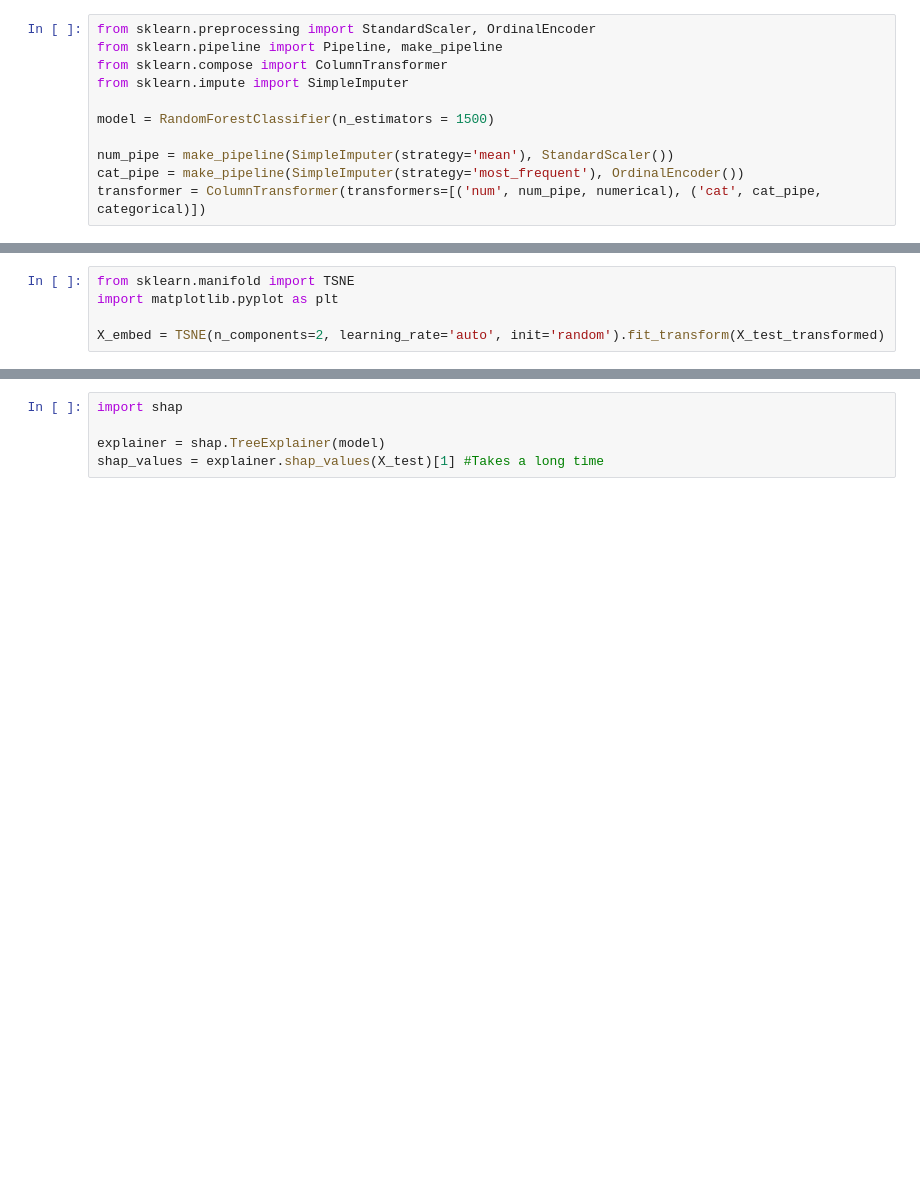
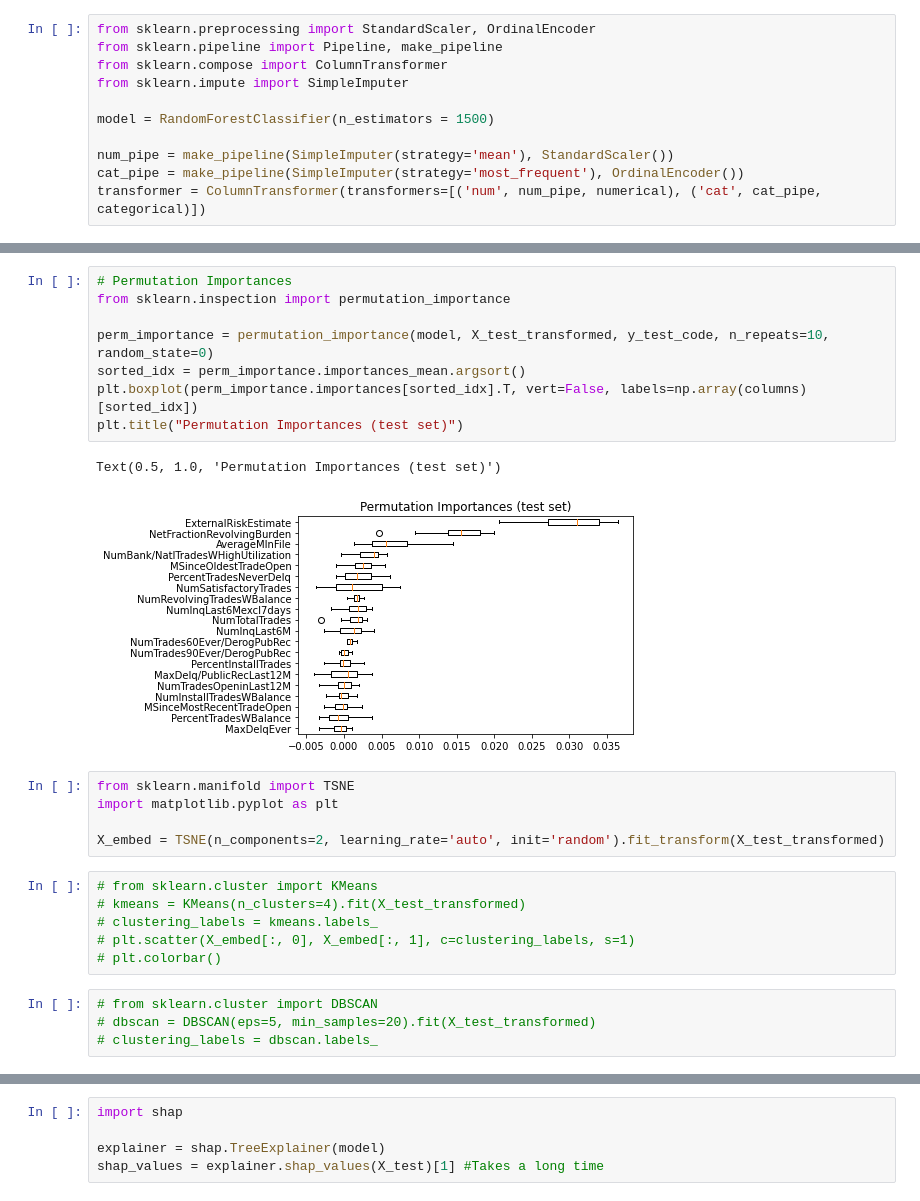
Before and after one commit to adubowski/va-heloc, a Jupyter notebook: heloc_model/Adam.ipynb, the cells around one changed output, grey strips where cells are left out. Cells and saved outputs as stored; diff of their text form; blank space fills up the shorter version.

```diff
--- a/heloc_model/Adam.ipynb
+++ b/heloc_model/Adam.ipynb
@@ -81,8 +89,29 @@ labelled_correctly = y_pred == y_test_transformed
+# %%
+# Permutation Importances
+from sklearn.inspection import permutation_importance
+
+perm_importance = permutation_importance(model, X_test_transformed, y_test_code, n_repeats=10, random_state=0)
+sorted_idx = perm_importance.importances_mean.argsort()
+plt.boxplot(perm_importance.importances[sorted_idx].T, vert=False, labels=np.array(columns)[sorted_idx])
+plt.title("Permutation Importances (test set)")
+# %% [output]
+Text(0.5, 1.0, 'Permutation Importances (test set)')
+[figure, added]
 # %%
 from sklearn.manifold import TSNE
 import matplotlib.pyplot as plt
 
 X_embed = TSNE(n_components=2, learning_rate='auto', init='random').fit_transform(X_test_transformed)
+# %%
+# from sklearn.cluster import KMeans
+# kmeans = KMeans(n_clusters=4).fit(X_test_transformed)
+# clustering_labels = kmeans.labels_
+# plt.scatter(X_embed[:, 0], X_embed[:, 1], c=clustering_labels, s=1)
+# plt.colorbar()
+# %%
+# from sklearn.cluster import DBSCAN
+# dbscan = DBSCAN(eps=5, min_samples=20).fit(X_test_transformed)
+# clustering_labels = dbscan.labels_
 # %%
 labels = X_test['ExternalRiskEstimate'].tolist()
 plt.scatter(X_embed[:, 0], X_embed[:, 1], c=labels, s=1)
```
Also changed, not shown: parts of 16 cells of this notebook.
